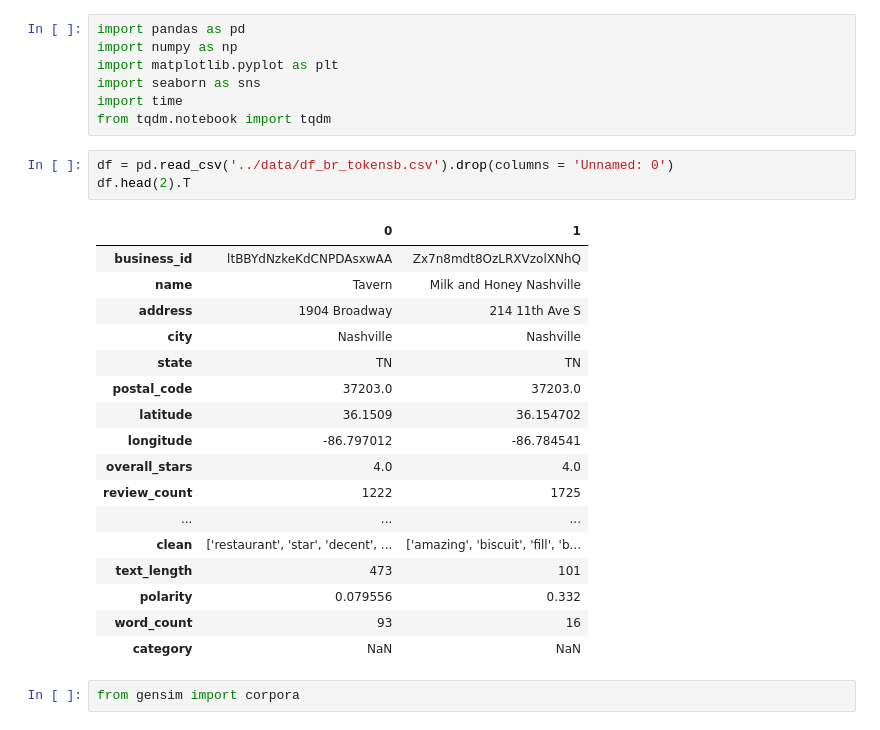
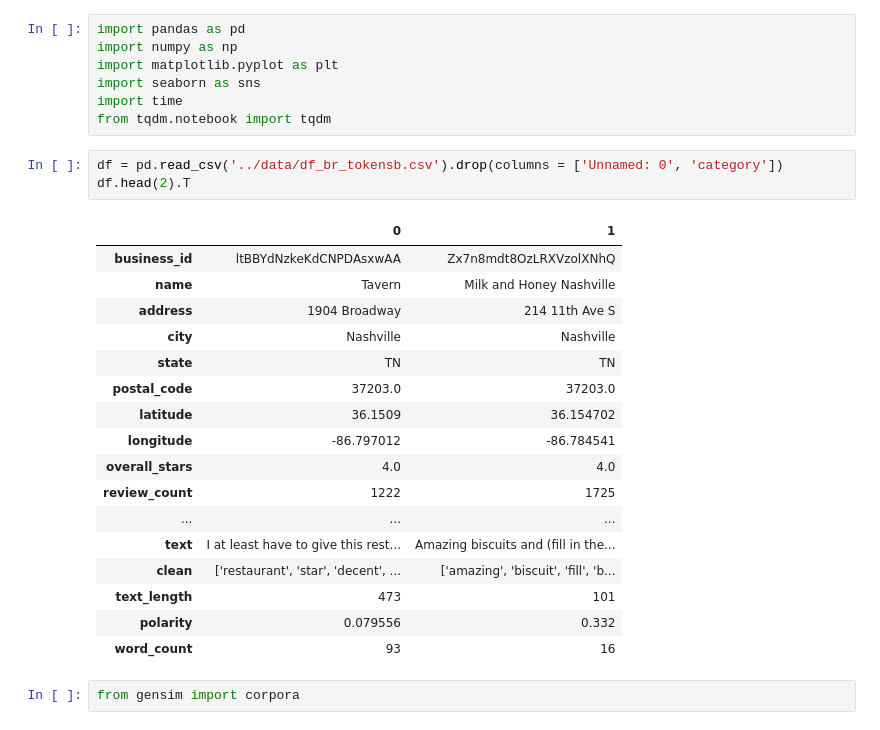
Before and after one commit to essetetsahai/capstone-yelp, a Jupyter notebook: notebooks/05_TF-IDF.ipynb, the cells around one changed output. Saved outputs shown, nothing was run; the diff lists cells and outputs as text.

```diff
--- a/notebooks/05_TF-IDF.ipynb
+++ b/notebooks/05_TF-IDF.ipynb
@@ -6,26 +6,26 @@ import seaborn as sns
 import time
 from tqdm.notebook import tqdm
 # %%
-df = pd.read_csv('../data/df_br_tokensb.csv').drop(columns = 'Unnamed: 0')
+df = pd.read_csv('../data/df_br_tokensb.csv').drop(columns = ['Unnamed: 0', 'category'])
 df.head(2).T
 # %% [output]
 |  | 0 | 1 |
 | business_id | ltBBYdNzkeKdCNPDAsxwAA | Zx7n8mdt8OzLRXVzolXNhQ |
 | name | Tavern | Milk and Honey Nashville |
 | address | 1904 Broadway | 214 11th Ave S |
 | city | Nashville | Nashville |
 | state | TN | TN |
 | postal_code | 37203.0 | 37203.0 |
 | latitude | 36.1509 | 36.154702 |
 | longitude | -86.797012 | -86.784541 |
 | overall_stars | 4.0 | 4.0 |
 | review_count | 1222 | 1725 |
 | ... | ... | ... |
+| text | I at least have to give this rest... | Amazing biscuits and (fill in the... |
 | clean | ['restaurant', 'star', 'decent', ... | ['amazing', 'biscuit', 'fill', 'b... |
 | text_length | 473 | 101 |
 | polarity | 0.079556 | 0.332 |
 | word_count | 93 | 16 |
-| category | NaN | NaN |
 # %%
 from gensim import corpora
 # %%
```
Also changed, not shown: parts of 73 cells of this notebook.
